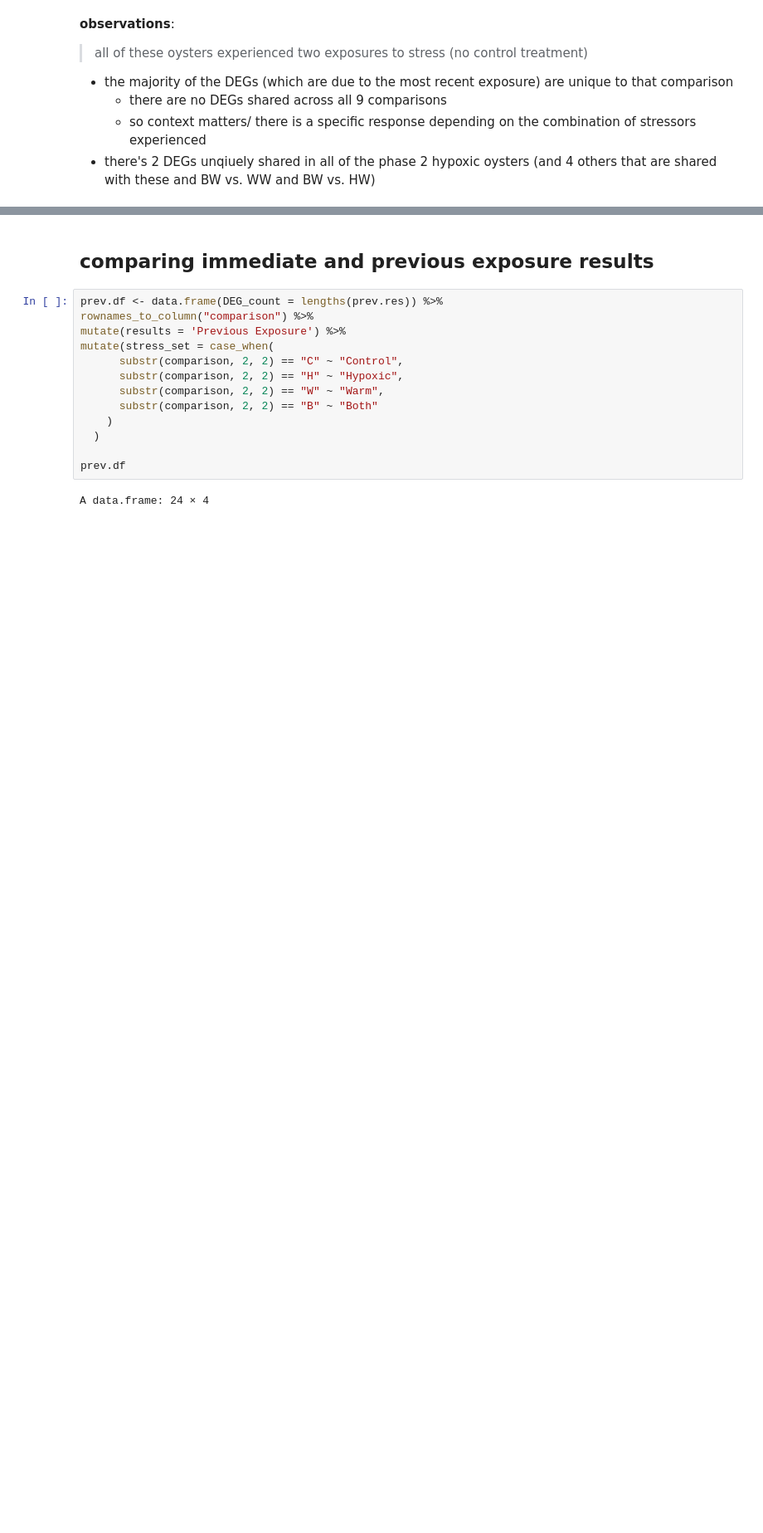
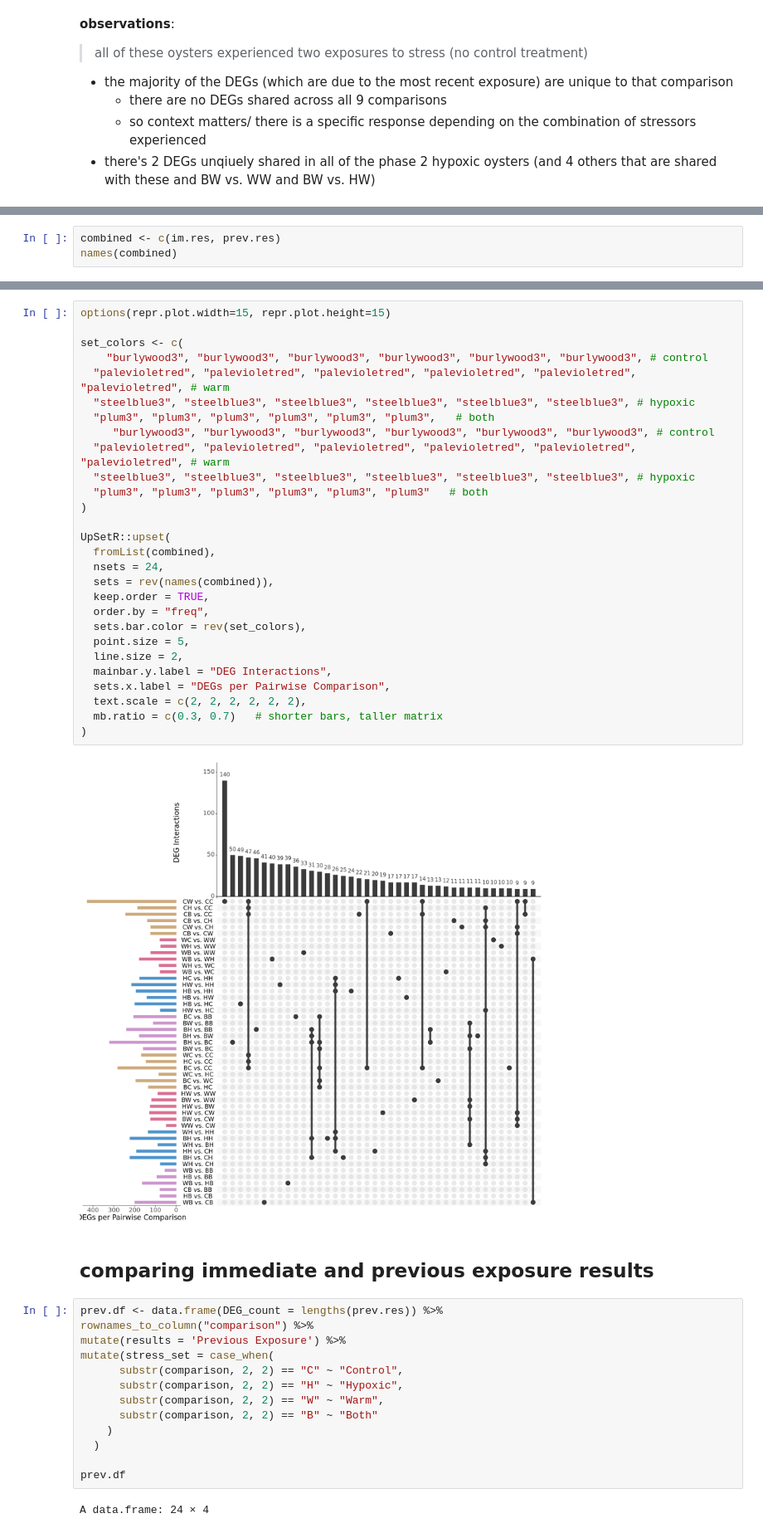
Before and after one commit to jgmcdonough/CE24_RNA-seq, a Jupyter notebook: analysis/diff_expression/phase2_v_phase2/upset_p2.v.p2.ipynb, the cells around one changed output, grey strips where cells are left out. Shown at 83% size. Cells and saved outputs as stored; diff of their text form; blank space fills up the shorter version.

Commit message:
combine imm and prev upset plot

```diff
--- a/analysis/diff_expression/phase2_v_phase2/upset_p2.v.p2.ipynb
+++ b/analysis/diff_expression/phase2_v_phase2/upset_p2.v.p2.ipynb
@@ -1379,0 +1383,3 @@ UpSetR::upset(
+# %%
+combined <- c(im.res, prev.res)
+names(combined)
@@ -1380,3 +1395,33 @@ UpSetR::upset(
+# %%
+options(repr.plot.width=15, repr.plot.height=15)
+
+set_colors <- c(
+    "burlywood3", "burlywood3", "burlywood3", "burlywood3", "burlywood3", "burlywood3", # control
+  "palevioletred", "palevioletred", "palevioletred", "palevioletred", "palevioletred", "palevioletred", # warm
+  "steelblue3", "steelblue3", "steelblue3", "steelblue3", "steelblue3", "steelblue3", # hypoxic
+  "plum3", "plum3", "plum3", "plum3", "plum3", "plum3",   # both
+     "burlywood3", "burlywood3", "burlywood3", "burlywood3", "burlywood3", "burlywood3", # control
+  "palevioletred", "palevioletred", "palevioletred", "palevioletred", "palevioletred", "palevioletred", # warm
+  "steelblue3", "steelblue3", "steelblue3", "steelblue3", "steelblue3", "steelblue3", # hypoxic
+  "plum3", "plum3", "plum3", "plum3", "plum3", "plum3"   # both
+)
+
+UpSetR::upset(
+  fromList(combined),
+  nsets = 24,
+  sets = rev(names(combined)),
+  keep.order = TRUE,
+  order.by = "freq",
+  sets.bar.color = rev(set_colors),
+  point.size = 5,
+  line.size = 2,
+  mainbar.y.label = "DEG Interactions",
+  sets.x.label = "DEGs per Pairwise Comparison",
+  text.scale = c(2, 2, 2, 2, 2, 2),
+  mb.ratio = c(0.3, 0.7)   # shorter bars, taller matrix
+)
+# %% [output]
+[figure, added]
 # %% [markdown]
 ## comparing immediate and previous exposure results
 # %%
```
Also changed, not shown: parts of 4 cells of this notebook.
